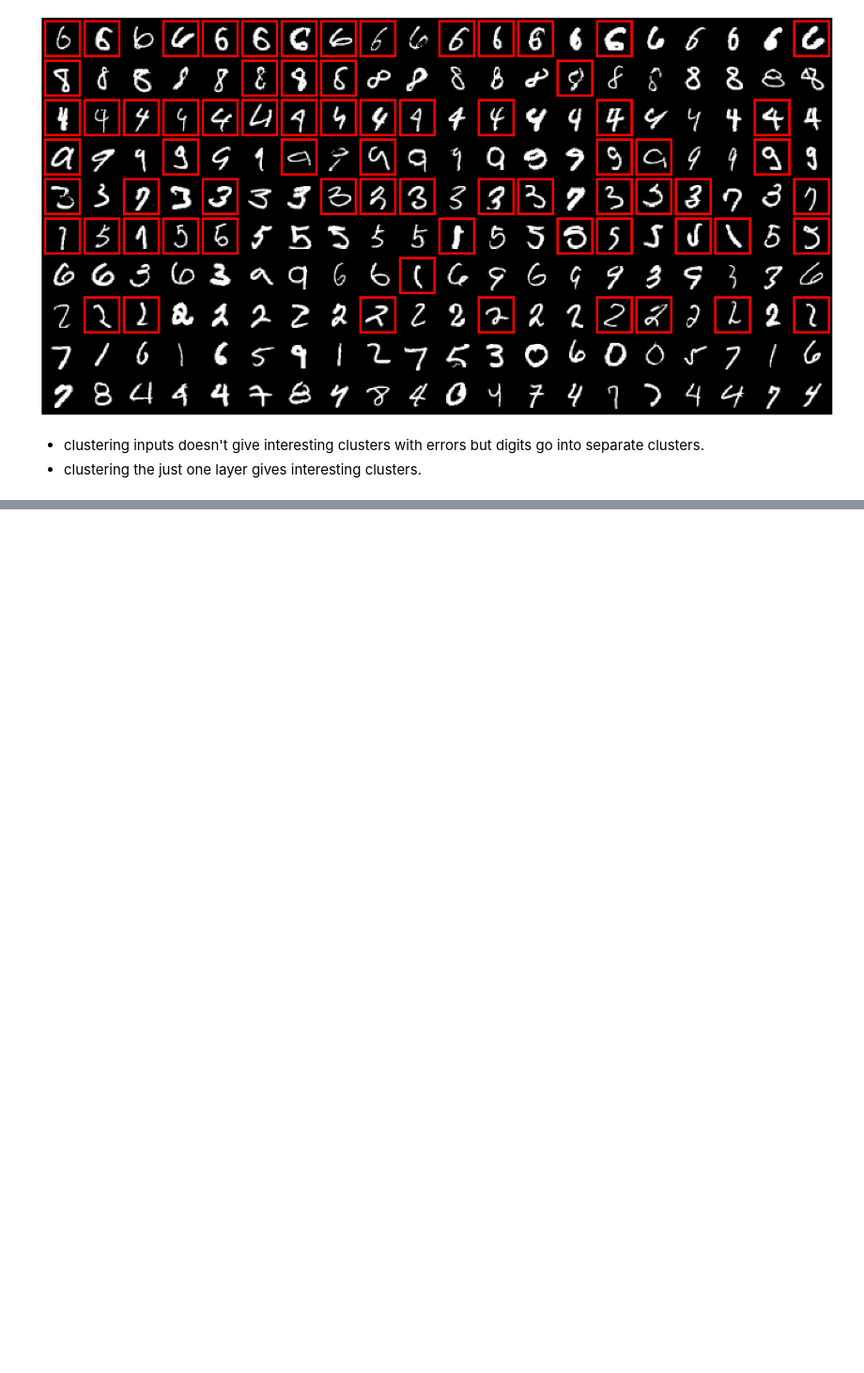
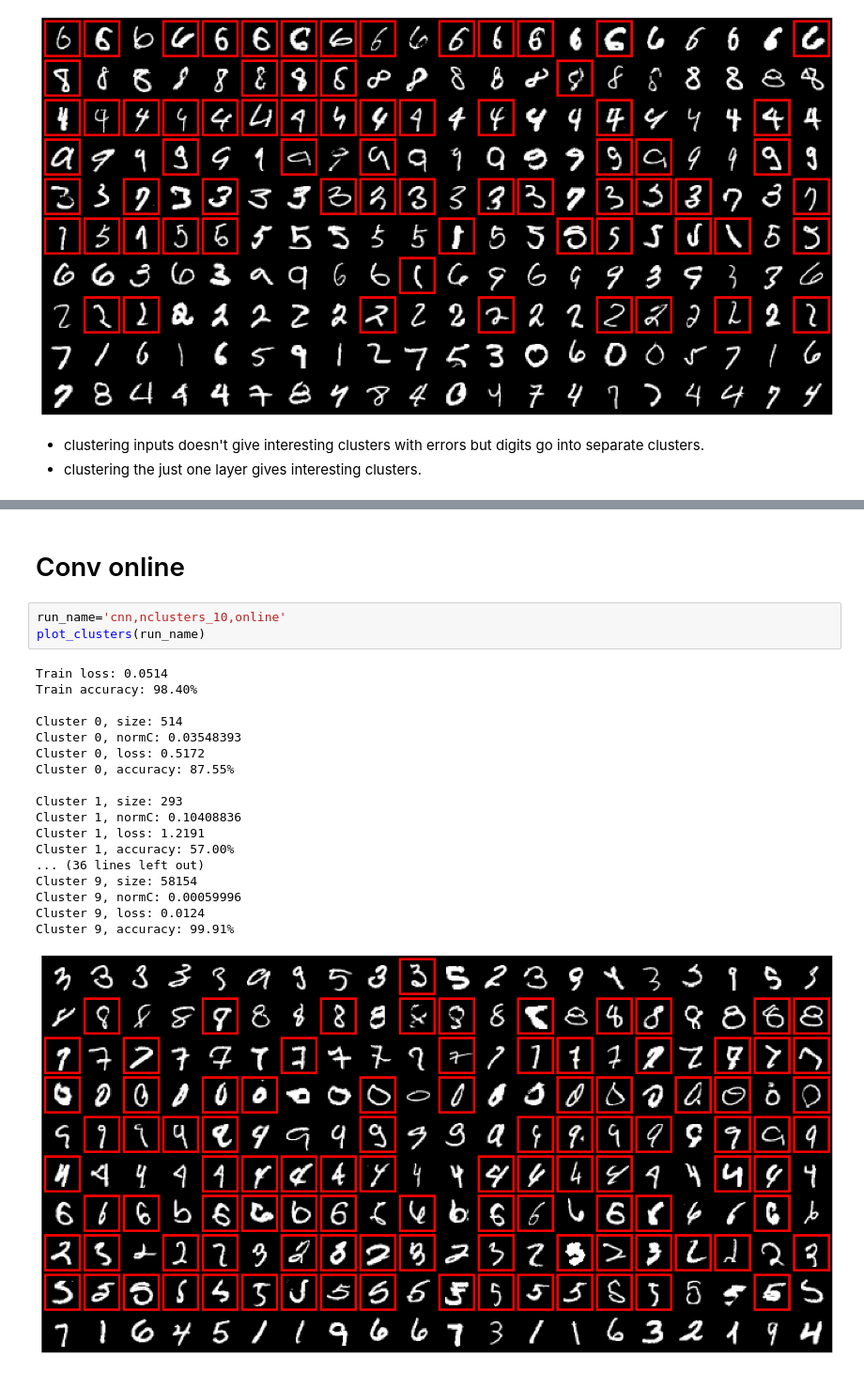
Before and after one commit to fartashf/gvar_code, a Jupyter notebook: notebooks/figures_gluster.ipynb, the cells around one changed output, grey strips where cells are left out. Shown at 94% size. Saved outputs shown, nothing was run; the diff lists cells and outputs as text; blank space fills up the shorter version.

```diff
--- a/notebooks/figures_gluster.ipynb
+++ b/notebooks/figures_gluster.ipynb
@@ -324,0 +332,24 @@ Cluster 9, accuracy: 98.33%
+# %% [markdown]
+# Conv online
+# %%
+run_name='cnn,nclusters_10,online'
+plot_clusters(run_name)
+# %% [output]
+Train loss: 0.0514
+Train accuracy: 98.40%
+
+Cluster 0, size: 514
+Cluster 0, normC: 0.03548393
+Cluster 0, loss: 0.5172
+Cluster 0, accuracy: 87.55%
+
+Cluster 1, size: 293
+Cluster 1, normC: 0.10408836
+Cluster 1, loss: 1.2191
+Cluster 1, accuracy: 57.00%
+... (36 lines left out)
+Cluster 9, size: 58154
+Cluster 9, normC: 0.00059996
+Cluster 9, loss: 0.0124
+Cluster 9, accuracy: 99.91%
+[figure, added]
```
Also changed, not shown: parts of 17 cells of this notebook, 2 other files.
